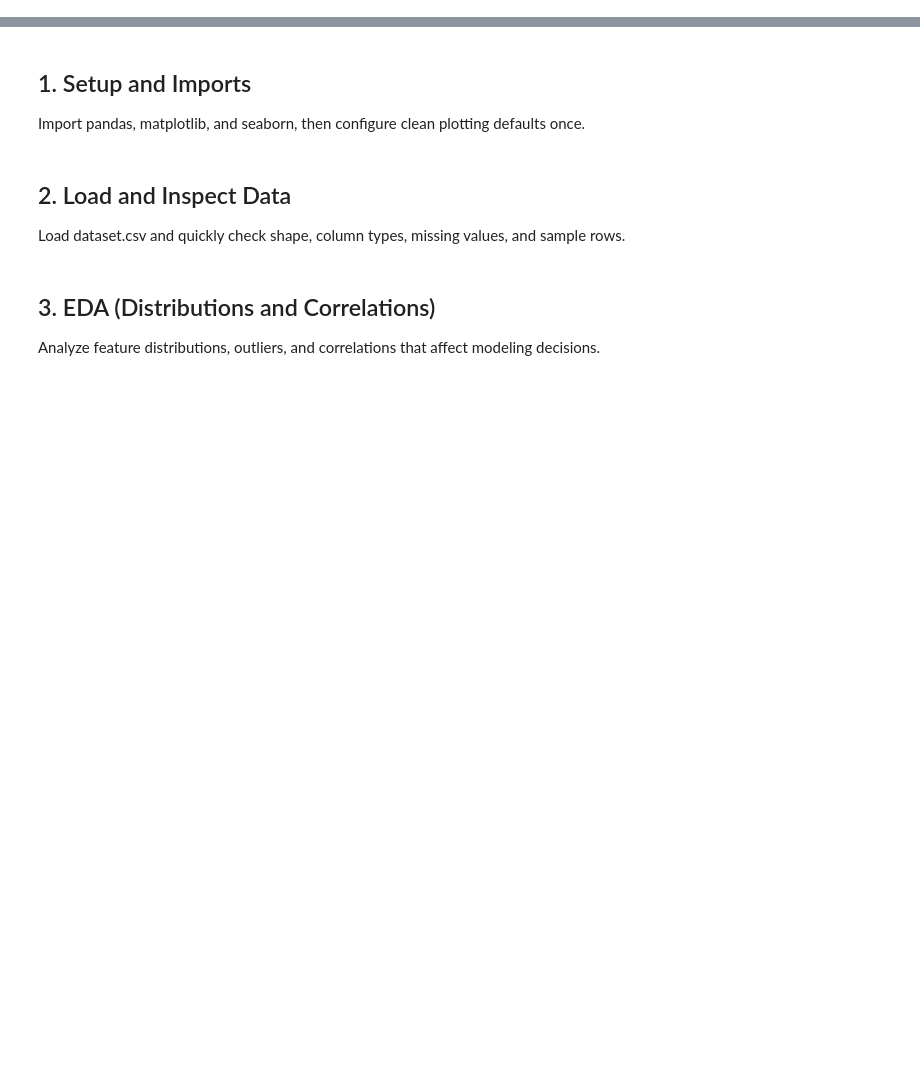
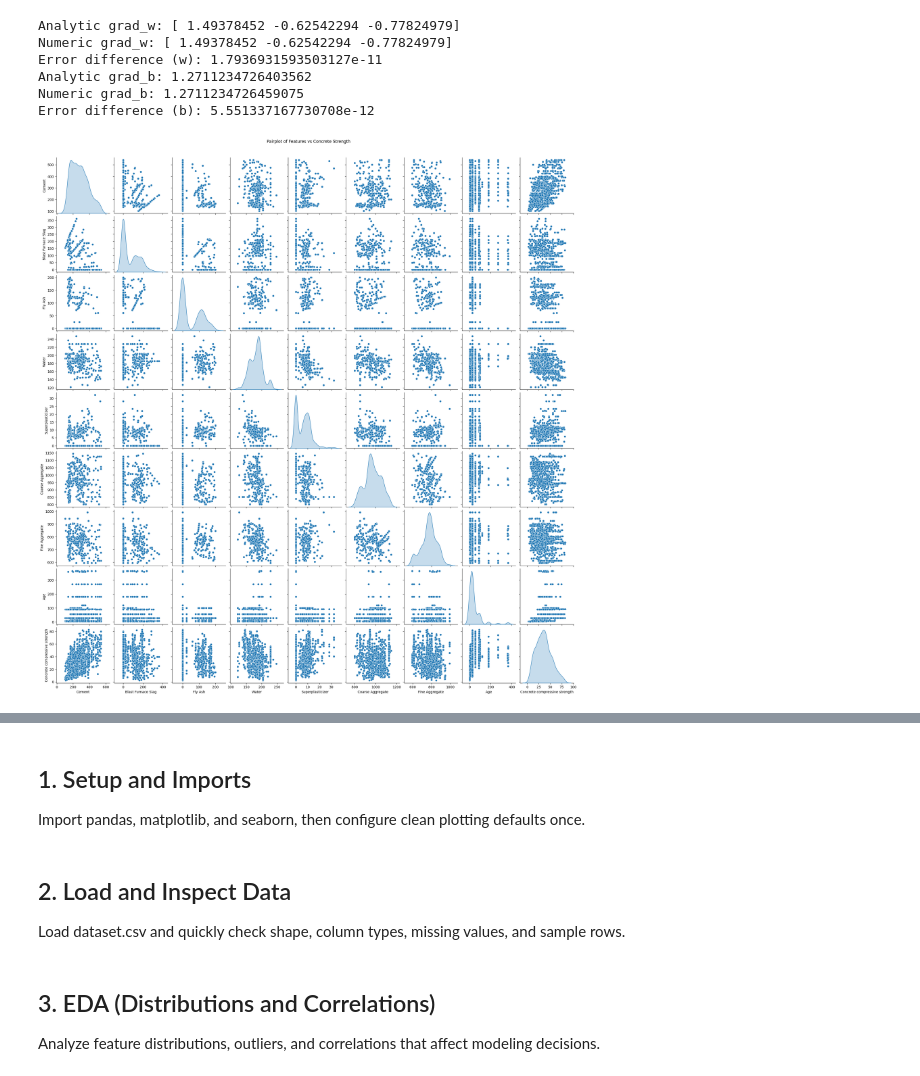
Before and after one commit to soumyajanthikar/Linear-Regression, a Jupyter notebook: exploration/exploration.ipynb, the cells around one changed output, grey strips where cells are left out. Drawn from its saved outputs; the diff is of its cells as text; code cells hidden in the pictures; blank space fills up the shorter version.

```diff
--- a/exploration/exploration.ipynb
+++ b/exploration/exploration.ipynb
@@ -3,0 +4,19 @@ Issue: #<issue-number>
+# %%
+import numpy as np
+import matplotlib.pyplot as plt
+import seaborn as sns
+import pandas as pd
+
+# Replace with your actual CSV file path
+data = pd.read_csv("dataset.csv")
+
+print(data.head())
+
+
+def predict(X, w, b):
+    """
+    X: (n_samples, n_features)
+    w: (n_features,)
+    b: scalar bias
+    """
+    return X.dot(w) + b
@@ -3,0 +67,36 @@ Issue: #<issue-number>
+# %%
+# Small test data
+np.random.seed(42)
+X = np.random.randn(5, 3)
+y = np.random.randn(5)
+w = np.random.randn(3)
+b = np.random.randn()
+
+# Compute gradients
+grad_w_analytic, grad_b_analytic = compute_gradients(X, y, w, b)
+grad_w_num, grad_b_num = numerical_gradient_check(X, y, w, b)
+
+# Error difference
+error_w = np.linalg.norm(grad_w_analytic - grad_w_num)
+error_b = abs(grad_b_analytic - grad_b_num)
+
+print("Analytic grad_w:", grad_w_analytic)
+print("Numeric grad_w:", grad_w_num)
+print("Error difference (w):", error_w)
+
+print("Analytic grad_b:", grad_b_analytic)
+print("Numeric grad_b:", grad_b_num)
+print("Error difference (b):", error_b)
+# %% [output]
+Analytic grad_w: [ 1.49378452 -0.62542294 -0.77824979]
+Numeric grad_w: [ 1.49378452 -0.62542294 -0.77824979]
+Error difference (w): 1.7936931593503127e-11
+Analytic grad_b: 1.2711234726403562
+Numeric grad_b: 1.2711234726459075
+Error difference (b): 5.551337167730708e-12
+# %%
+sns.pairplot(data, diag_kind="kde")
+plt.suptitle("Pairplot of Features vs Concrete Strength", y=1.02)
+plt.show()
+# %% [output]
+[figure, added]
```
Also changed, not shown: parts of 8 cells of this notebook.
